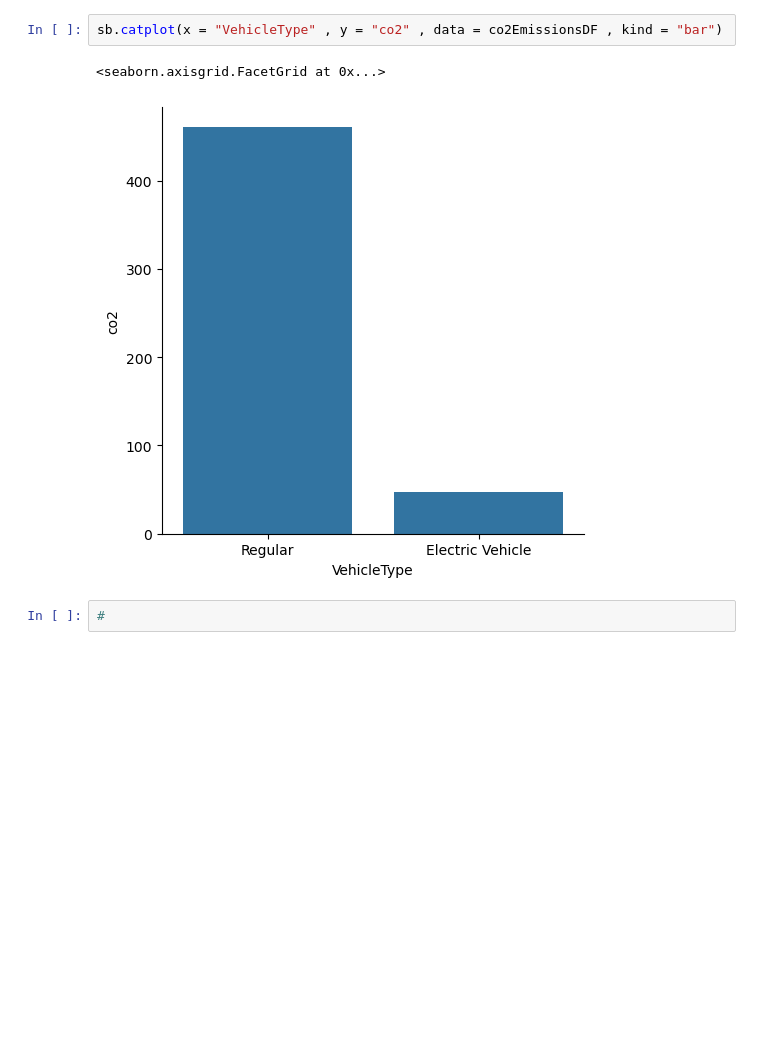
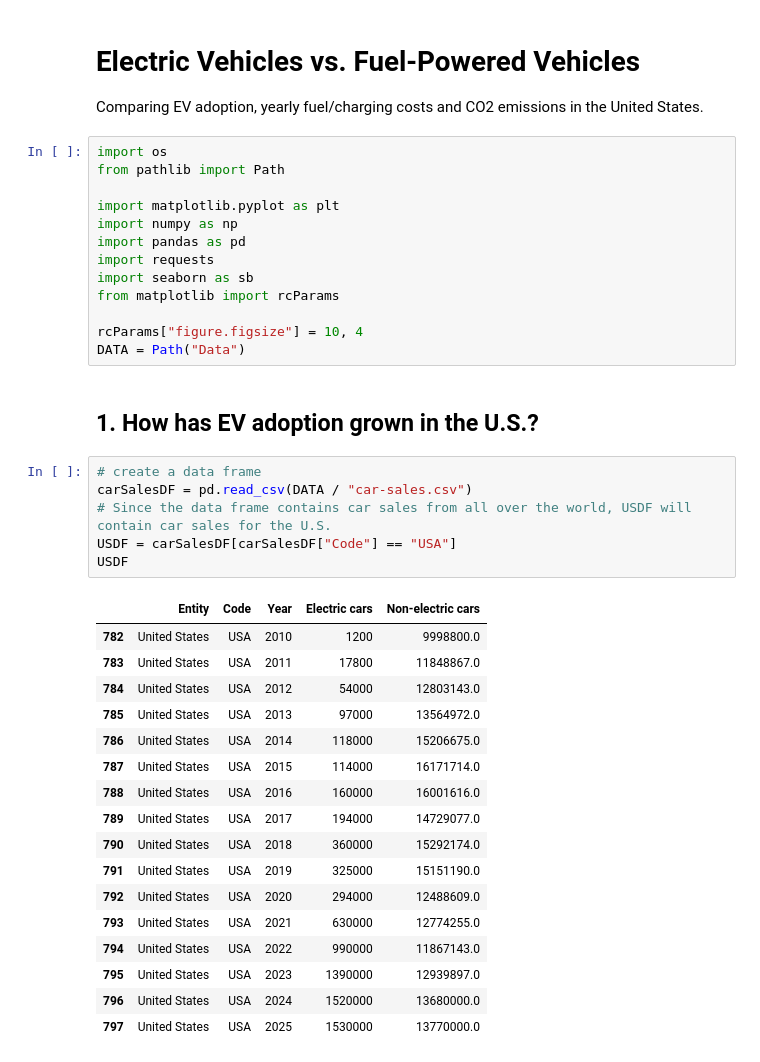
Before and after one commit to Luna-ara/Electric-Vehicle-Analysis, a Jupyter notebook: EV_Analysis.ipynb, the cells around one changed output. Drawn from its saved outputs; the diff is of its cells as text; blank space fills up the shorter version.

Commit message:
Restore data, fix notebook, rewrite README with findings and charts

```diff
--- a/EV_Analysis.ipynb
+++ b/EV_Analysis.ipynb
@@ -340,7 +1,42 @@ co2EmissionsDF
-# %%
-sb.catplot(x = "VehicleType" , y = "co2" , data = co2EmissionsDF , kind = "bar")
-# %% [output]
-<seaborn.axisgrid.FacetGrid at 0x...>
-[figure, removed]
-# %%
-#
+# %% [markdown]
+# Electric Vehicles vs. Fuel-Powered Vehicles
+Comparing EV adoption, yearly fuel/charging costs and CO2 emissions in the United States.
+# %%
+import os
+from pathlib import Path
+
+import matplotlib.pyplot as plt
+import numpy as np
+import pandas as pd
+import requests
+import seaborn as sb
+from matplotlib import rcParams
+
+rcParams["figure.figsize"] = 10, 4
+DATA = Path("Data")
+# %% [markdown]
+## 1. How has EV adoption grown in the U.S.?
+# %%
+# create a data frame
+carSalesDF = pd.read_csv(DATA / "car-sales.csv")
+# Since the data frame contains car sales from all over the world, USDF will contain car sales for the U.S.
+USDF = carSalesDF[carSalesDF["Code"] == "USA"]
+USDF
+# %% [output]
+|  | Entity | Code | Year | Electric cars | Non-electric cars |
+| 782 | United States | USA | 2010 | 1200 | 9998800.0 |
+| 783 | United States | USA | 2011 | 17800 | 11848867.0 |
+| 784 | United States | USA | 2012 | 54000 | 12803143.0 |
+| 785 | United States | USA | 2013 | 97000 | 13564972.0 |
+| 786 | United States | USA | 2014 | 118000 | 15206675.0 |
+| 787 | United States | USA | 2015 | 114000 | 16171714.0 |
+| 788 | United States | USA | 2016 | 160000 | 16001616.0 |
+| 789 | United States | USA | 2017 | 194000 | 14729077.0 |
+| 790 | United States | USA | 2018 | 360000 | 15292174.0 |
+| 791 | United States | USA | 2019 | 325000 | 15151190.0 |
+| 792 | United States | USA | 2020 | 294000 | 12488609.0 |
+| 793 | United States | USA | 2021 | 630000 | 12774255.0 |
+| 794 | United States | USA | 2022 | 990000 | 11867143.0 |
+| 795 | United States | USA | 2023 | 1390000 | 12939897.0 |
+| 796 | United States | USA | 2024 | 1520000 | 13680000.0 |
+| 797 | United States | USA | 2025 | 1530000 | 13770000.0 |
```
Also changed, not shown: parts of 54 cells of this notebook, 9 other files.
